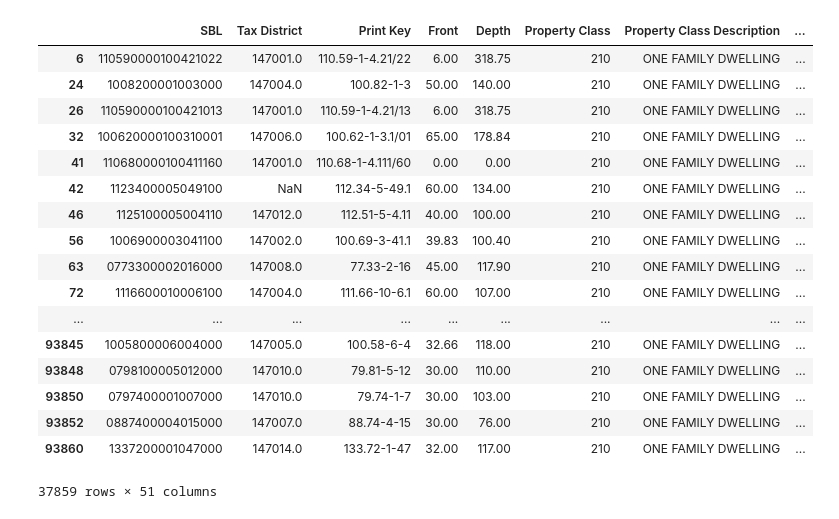
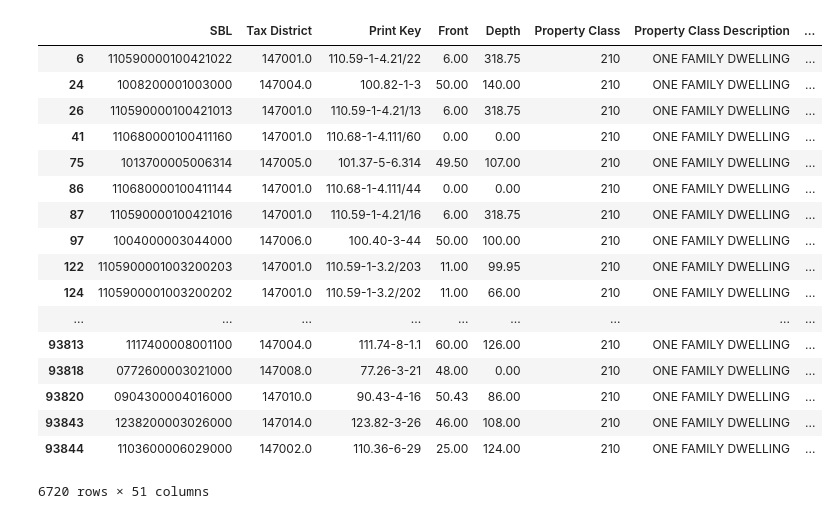
Before and after one commit to Josephslee99/CSE4-587Project, a Jupyter notebook: random_codes.ipynb, the cells around one changed output. Saved outputs shown, nothing was run; the diff lists cells and outputs as text; code cells hidden in the pictures.

```diff
--- a/random_codes.ipynb
+++ b/random_codes.ipynb
@@ -12,23 +44,25 @@ from sklearn.cluster import KMeans
 # %%
 dataset = pd.read_csv('Dataset/2019-2020_Assessment_Roll - Copy.csv')
-dataset[dataset['Property Class Description']=='ONE FAMILY DWELLING']
-dataset[dataset['Property Class Description']=='TWO FAMILY DWELLING']
+one_family = dataset[dataset['Property Class Description']=='ONE FAMILY DWELLING']
+two_family = dataset[dataset['Property Class Description']=='TWO FAMILY DWELLING']
-# %% [output]
-|  | SBL | Tax District | Print Key | Front | Depth | Property Class | Property Class Description | ... |
-| 6 | 110590000100421022 | 147001.0 | 110.59-1-4.21/22 | 6.00 | 318.75 | 210 | ONE FAMILY DWELLING | ... |
-| 24 | 1008200001003000 | 147004.0 | 100.82-1-3 | 50.00 | 140.00 | 210 | ONE FAMILY DWELLING | ... |
-| 26 | 110590000100421013 | 147001.0 | 110.59-1-4.21/13 | 6.00 | 318.75 | 210 | ONE FAMILY DWELLING | ... |
-| 32 | 100620000100310001 | 147006.0 | 100.62-1-3.1/01 | 65.00 | 178.84 | 210 | ONE FAMILY DWELLING | ... |
-| 41 | 110680000100411160 | 147001.0 | 110.68-1-4.111/60 | 0.00 | 0.00 | 210 | ONE FAMILY DWELLING | ... |
-| 42 | 1123400005049100 | NaN | 112.34-5-49.1 | 60.00 | 134.00 | 210 | ONE FAMILY DWELLING | ... |
-| 46 | 1125100005004110 | 147012.0 | 112.51-5-4.11 | 40.00 | 100.00 | 210 | ONE FAMILY DWELLING | ... |
-| 56 | 1006900003041100 | 147002.0 | 100.69-3-41.1 | 39.83 | 100.40 | 210 | ONE FAMILY DWELLING | ... |
-| 63 | 0773300002016000 | 147008.0 | 77.33-2-16 | 45.00 | 117.90 | 210 | ONE FAMILY DWELLING | ... |
-| 72 | 1116600010006100 | 147004.0 | 111.66-10-6.1 | 60.00 | 107.00 | 210 | ONE FAMILY DWELLING | ... |
-| ... | ... | ... | ... | ... | ... | ... | ... | ... |
-| 93845 | 1005800006004000 | 147005.0 | 100.58-6-4 | 32.66 | 118.00 | 210 | ONE FAMILY DWELLING | ... |
-| 93848 | 0798100005012000 | 147010.0 | 79.81-5-12 | 30.00 | 110.00 | 210 | ONE FAMILY DWELLING | ... |
-| 93850 | 0797400001007000 | 147010.0 | 79.74-1-7 | 30.00 | 103.00 | 210 | ONE FAMILY DWELLING | ... |
-| 93852 | 0887400004015000 | 147007.0 | 88.74-4-15 | 30.00 | 76.00 | 210 | ONE FAMILY DWELLING | ... |
-| 93860 | 1337200001047000 | 147014.0 | 133.72-1-47 | 32.00 | 117.00 | 210 | ONE FAMILY DWELLING | ... |
-37859 rows × 51 columns
+# %%
+one_family[one_family['Year Built'] >= 1950]
+# %% [output]
+|  | SBL | Tax District | Print Key | Front | Depth | Property Class | Property Class Description | ... |
+| 6 | 110590000100421022 | 147001.0 | 110.59-1-4.21/22 | 6.00 | 318.75 | 210 | ONE FAMILY DWELLING | ... |
+| 24 | 1008200001003000 | 147004.0 | 100.82-1-3 | 50.00 | 140.00 | 210 | ONE FAMILY DWELLING | ... |
+| 26 | 110590000100421013 | 147001.0 | 110.59-1-4.21/13 | 6.00 | 318.75 | 210 | ONE FAMILY DWELLING | ... |
+| 41 | 110680000100411160 | 147001.0 | 110.68-1-4.111/60 | 0.00 | 0.00 | 210 | ONE FAMILY DWELLING | ... |
+| 75 | 1013700005006314 | 147005.0 | 101.37-5-6.314 | 49.50 | 107.00 | 210 | ONE FAMILY DWELLING | ... |
+| 86 | 110680000100411144 | 147001.0 | 110.68-1-4.111/44 | 0.00 | 0.00 | 210 | ONE FAMILY DWELLING | ... |
+| 87 | 110590000100421016 | 147001.0 | 110.59-1-4.21/16 | 6.00 | 318.75 | 210 | ONE FAMILY DWELLING | ... |
+| 97 | 1004000003044000 | 147006.0 | 100.40-3-44 | 50.00 | 100.00 | 210 | ONE FAMILY DWELLING | ... |
+| 122 | 1105900001003200203 | 147001.0 | 110.59-1-3.2/203 | 11.00 | 99.95 | 210 | ONE FAMILY DWELLING | ... |
+| 124 | 1105900001003200202 | 147001.0 | 110.59-1-3.2/202 | 11.00 | 66.00 | 210 | ONE FAMILY DWELLING | ... |
+| ... | ... | ... | ... | ... | ... | ... | ... | ... |
+| 93813 | 1117400008001100 | 147004.0 | 111.74-8-1.1 | 60.00 | 126.00 | 210 | ONE FAMILY DWELLING | ... |
+| 93818 | 0772600003021000 | 147008.0 | 77.26-3-21 | 48.00 | 0.00 | 210 | ONE FAMILY DWELLING | ... |
+| 93820 | 0904300004016000 | 147010.0 | 90.43-4-16 | 50.43 | 86.00 | 210 | ONE FAMILY DWELLING | ... |
+| 93843 | 1238200003026000 | 147014.0 | 123.82-3-26 | 46.00 | 108.00 | 210 | ONE FAMILY DWELLING | ... |
+| 93844 | 1103600006029000 | 147002.0 | 110.36-6-29 | 25.00 | 124.00 | 210 | ONE FAMILY DWELLING | ... |
+6720 rows × 51 columns
```
Also changed, not shown: parts of 3 cells of this notebook, 2 other files.
